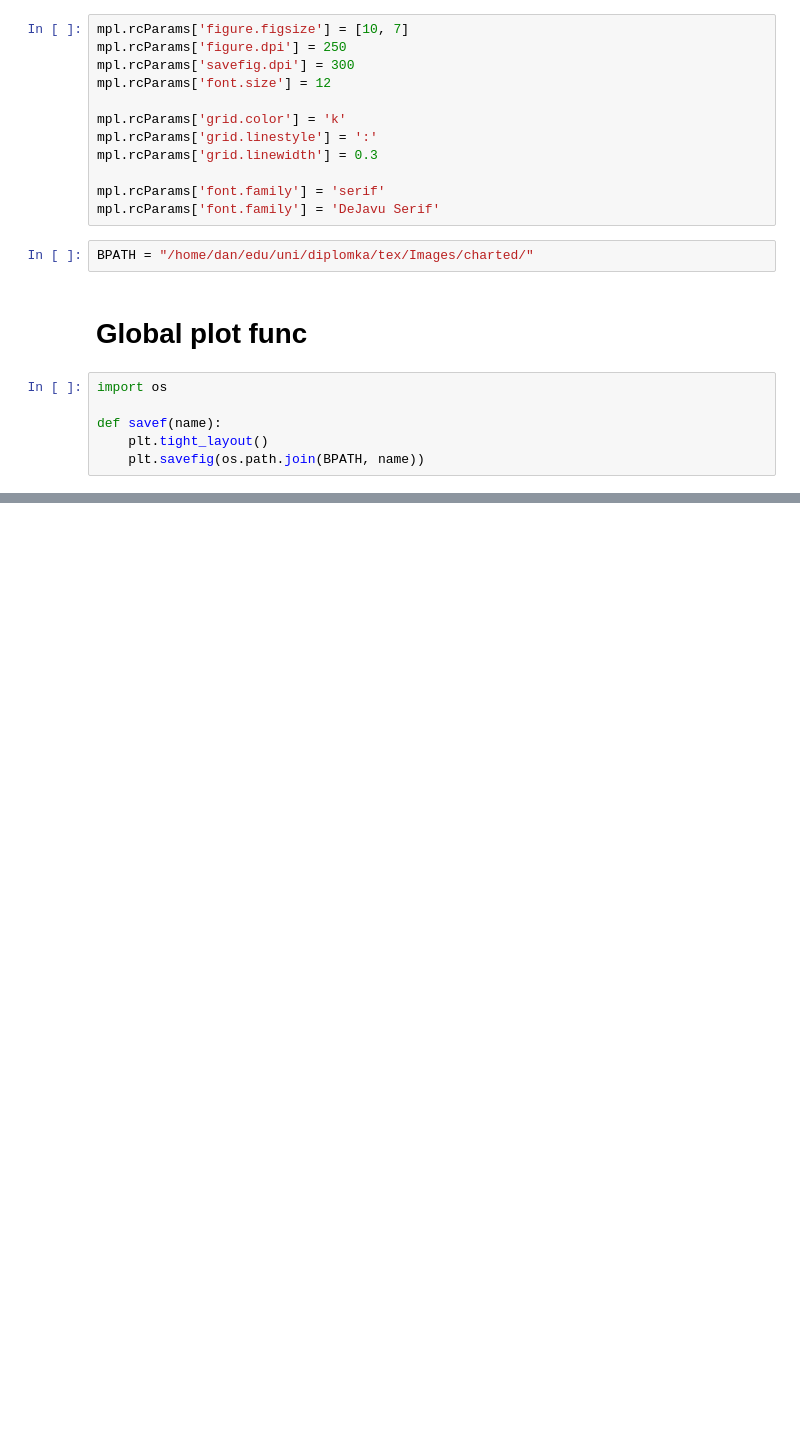
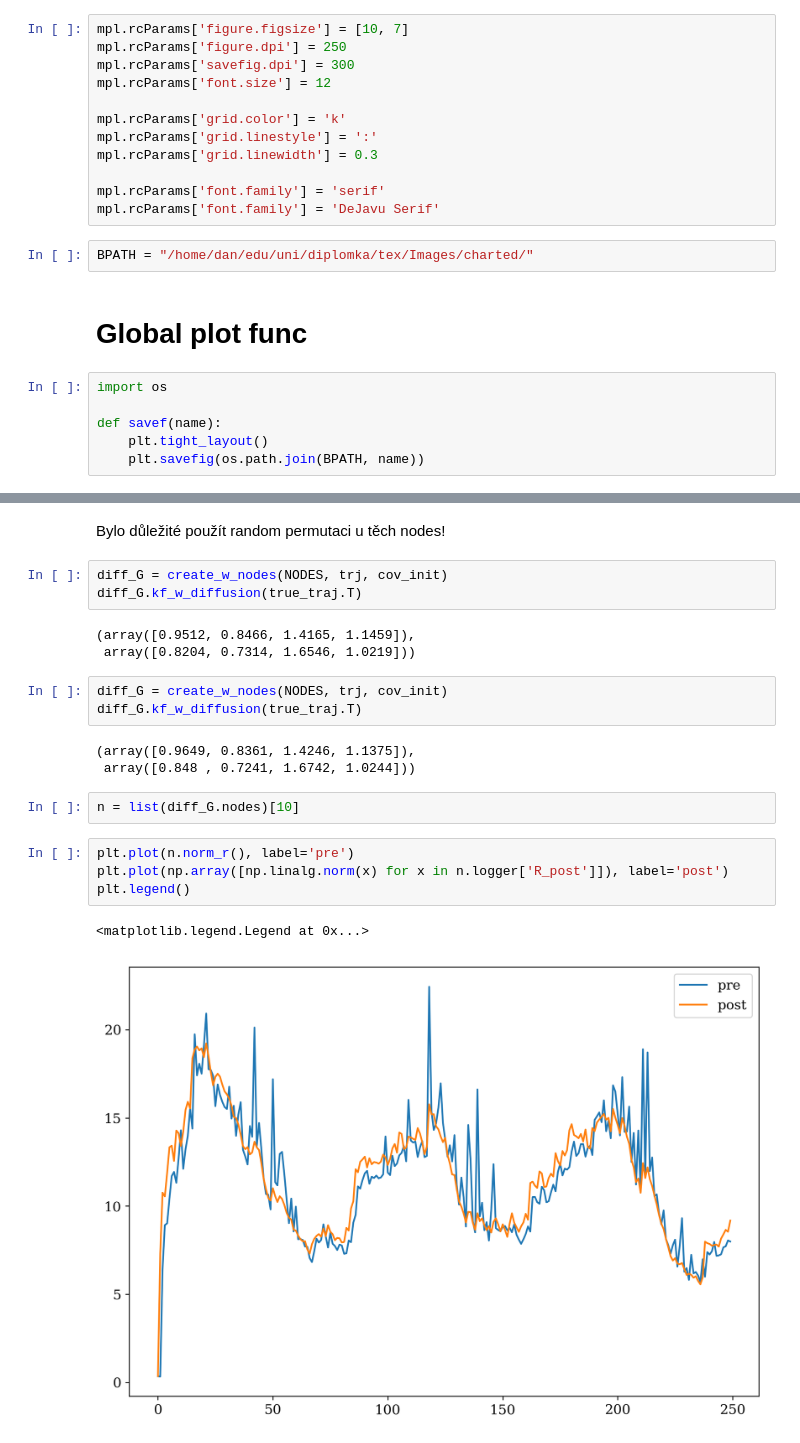
Before and after one commit to hnykda/diplomka-nbs, a Jupyter notebook: nbs/tex-charting-multiple.ipynb, the cells around one changed output, grey strips where cells are left out. Drawn from its saved outputs; the diff is of its cells as text; blank space fills up the shorter version.

```diff
--- a/nbs/tex-charting-multiple.ipynb
+++ b/nbs/tex-charting-multiple.ipynb
@@ -29,0 +112,23 @@ def savef(name):
+# %% [markdown]
+Bylo důležité použít random permutaci u těch nodes!
+# %%
+diff_G = create_w_nodes(NODES, trj, cov_init)
+diff_G.kf_w_diffusion(true_traj.T)
+# %% [output]
+(array([0.9512, 0.8466, 1.4165, 1.1459]),
+ array([0.8204, 0.7314, 1.6546, 1.0219]))
+# %%
+diff_G = create_w_nodes(NODES, trj, cov_init)
+diff_G.kf_w_diffusion(true_traj.T)
+# %% [output]
+(array([0.9649, 0.8361, 1.4246, 1.1375]),
+ array([0.848 , 0.7241, 1.6742, 1.0244]))
+# %%
+n = list(diff_G.nodes)[10]
+# %%
+plt.plot(n.norm_r(), label='pre')
+plt.plot(np.array([np.linalg.norm(x) for x in n.logger['R_post']]), label='post')
+plt.legend()
+# %% [output]
+<matplotlib.legend.Legend at 0x...>
+[figure, added]
```
Also changed, not shown: parts of 17 cells of this notebook, 3 other files.
